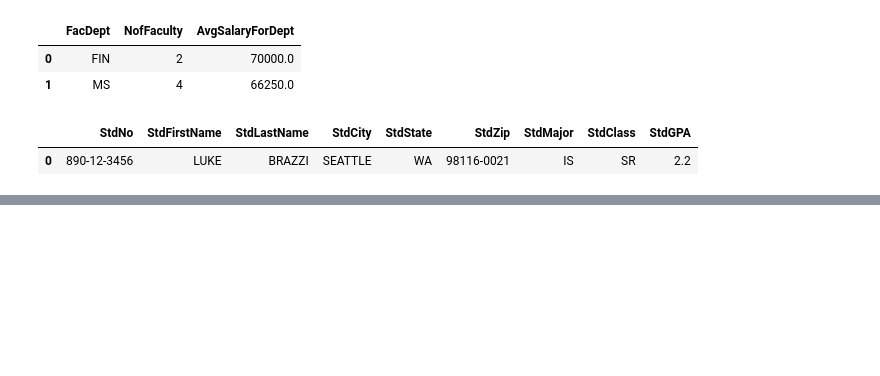
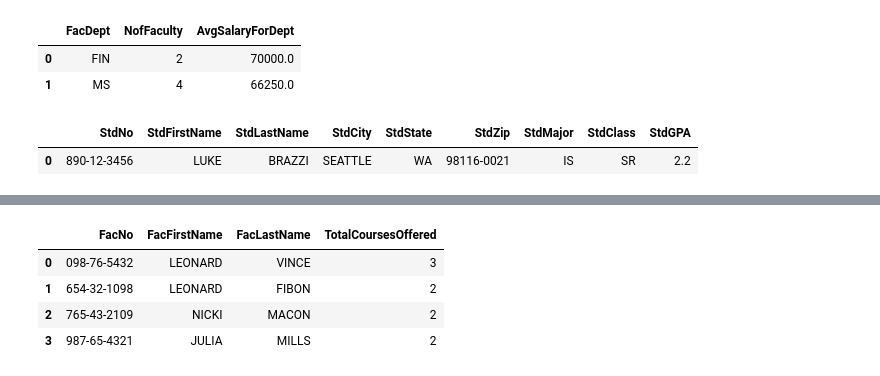
Before and after one commit to ogut77/University, a Jupyter notebook: Homework4.ipynb, the cells around one changed output, grey strips where cells are left out. Drawn from its saved outputs; the diff is of its cells as text; code cells hidden in the pictures; blank space fills up the shorter version.

```diff
--- a/Homework4.ipynb
+++ b/Homework4.ipynb
@@ -173,0 +203,16 @@ Q11
+# %%
+##Question 12
+#List faculty information(FacNo FacFirstName and	FacLastName) and number of course offered
+#for the facuty teaching more than 1 courses.
+#Hint: Use Group by and Having
+txt='''
+
+'''
+Q12 =  psql.sqldf(txt)
+Q12
+# %% [output]
+|  | FacNo | FacFirstName | FacLastName | TotalCoursesOffered |
+| 0 | 098-76-5432 | LEONARD | VINCE | 3 |
+| 1 | 654-32-1098 | LEONARD | FIBON | 2 |
+| 2 | 765-43-2109 | NICKI | MACON | 2 |
+| 3 | 987-65-4321 | JULIA | MILLS | 2 |
```
Also changed, not shown: parts of 24 cells of this notebook.
